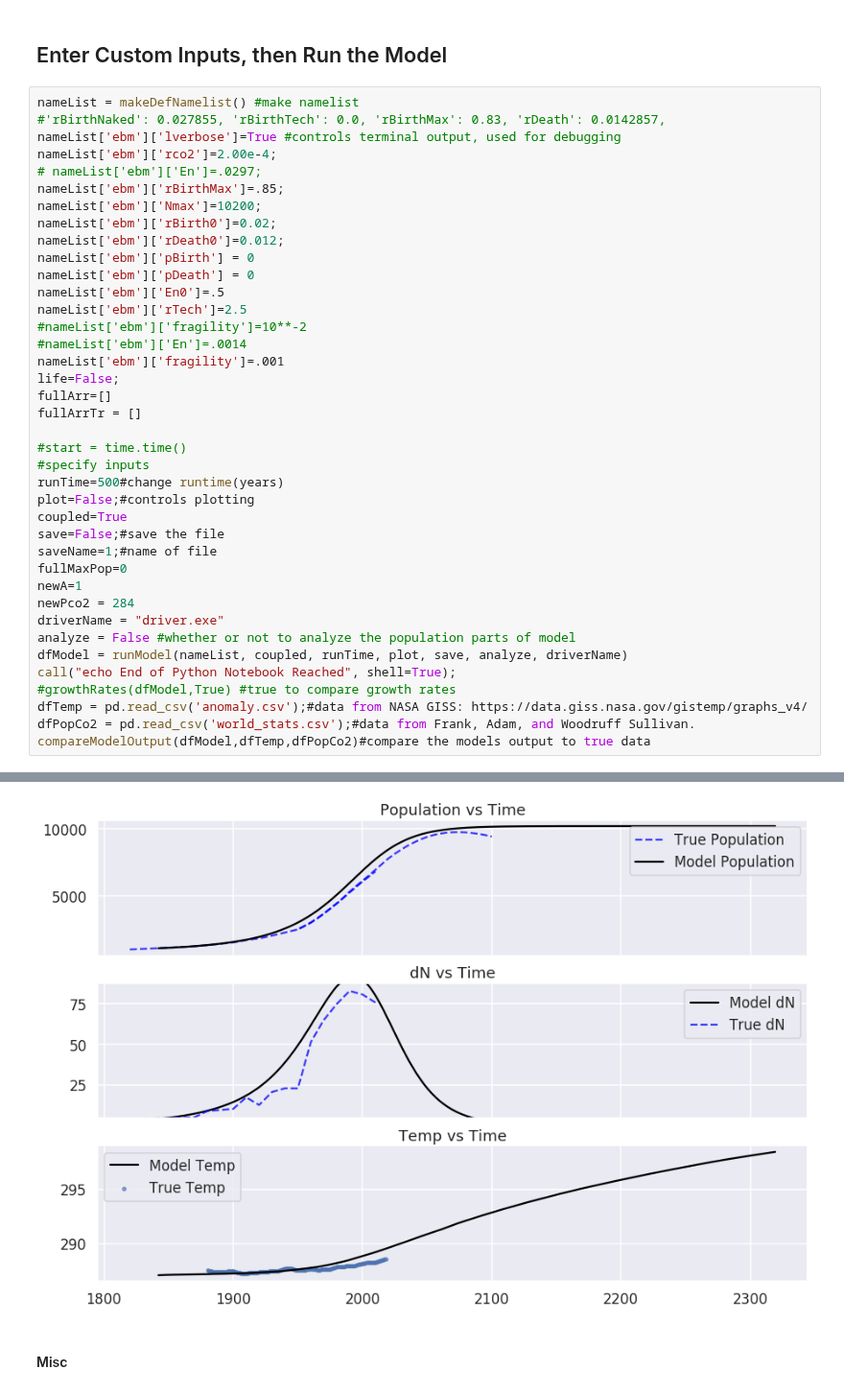
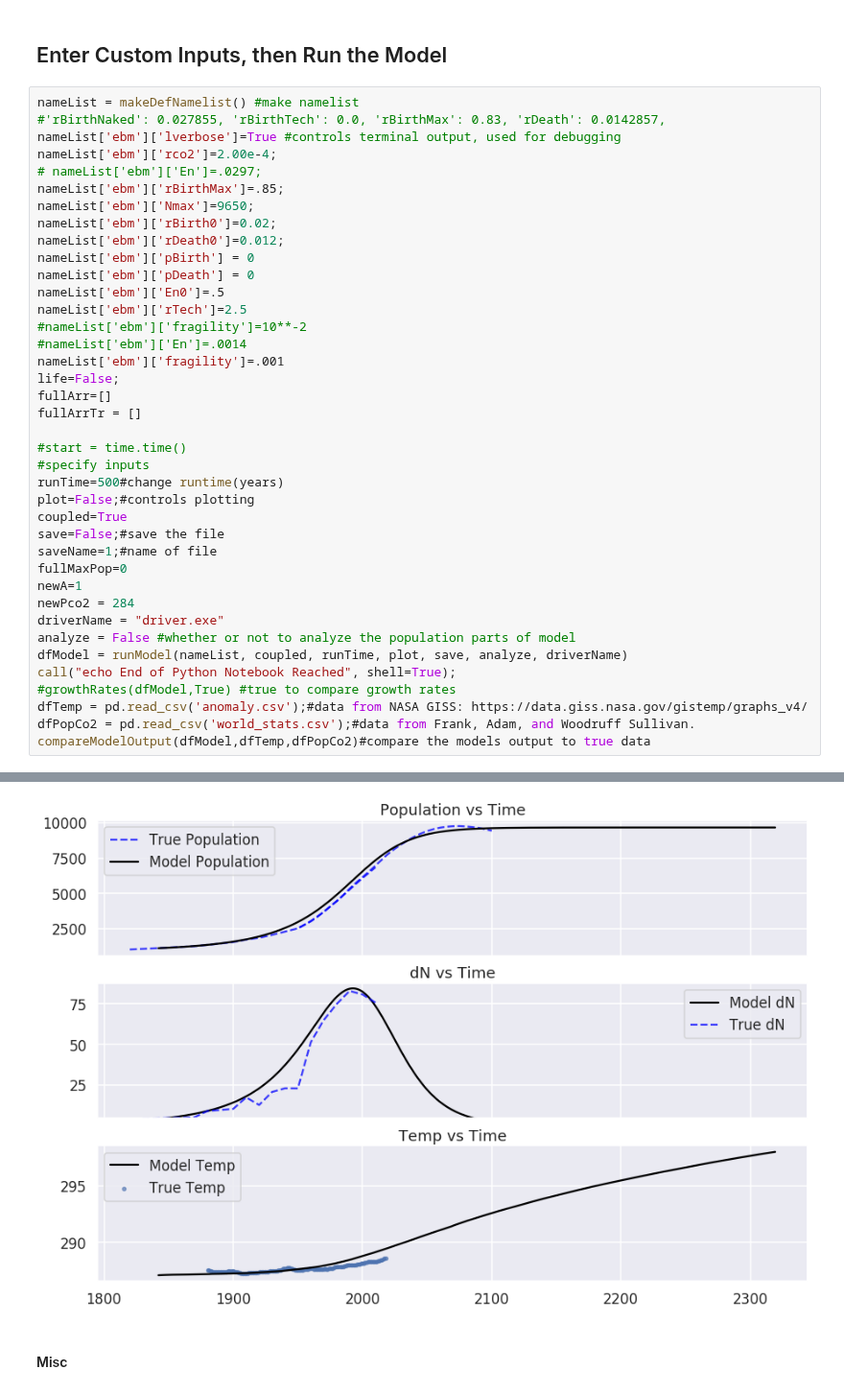
Before and after one commit to ethansav3/coupled_ebm, a Jupyter notebook: model/ebmFinal.ipynb, the cells around one changed output, grey strips where cells are left out. Shown at 96% size. Saved outputs shown, nothing was run; the diff lists cells and outputs as text.

```diff
--- a/model/ebmFinal.ipynb
+++ b/model/ebmFinal.ipynb
@@ -129,7 +129,7 @@ nameList['ebm']['lverbose']=True #controls terminal output, used for debugging
 nameList['ebm']['rco2']=2.00e-4;
 # nameList['ebm']['En']=.0297;
 nameList['ebm']['rBirthMax']=.85;
-nameList['ebm']['Nmax']=10200;
+nameList['ebm']['Nmax']=9650;
 nameList['ebm']['rBirth0']=0.02;
 nameList['ebm']['rDeath0']=0.012;
 nameList['ebm']['pBirth'] = 0
@@ -168,6 +168,6 @@ Final Temp(F): 77.55
 
 Program Stopped at: 100.0 %
-[figure, old version]
+[figure, new version]
 # %% [markdown]
 #### Misc
 # %%
```
Also changed, not shown: parts of 1 cell of this notebook.
